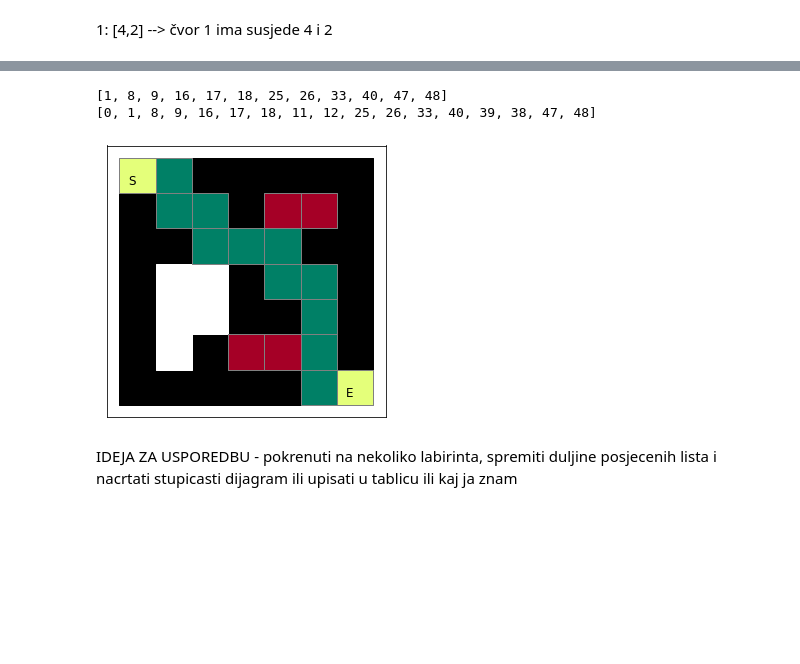
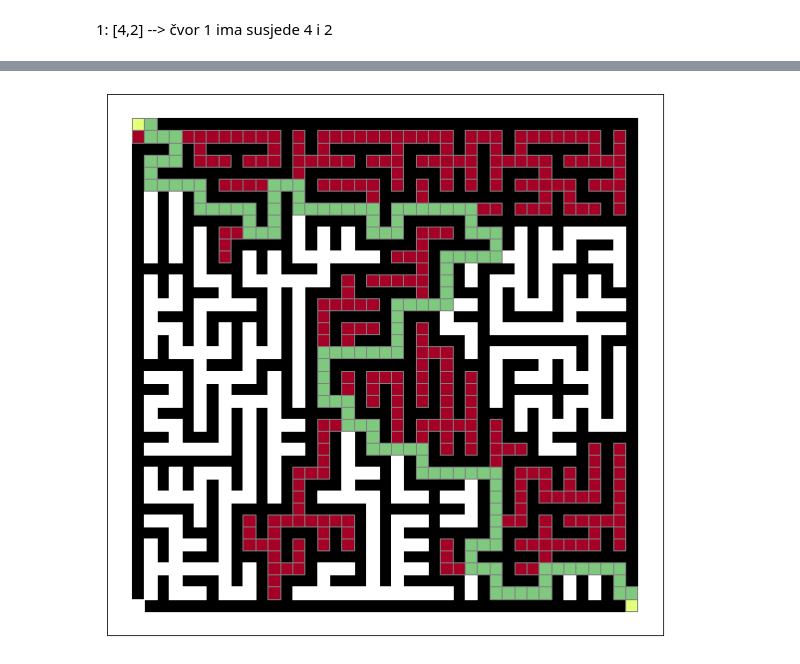
Before and after one commit to lornovak/MS-esej1, a Jupyter notebook: Esej 1..ipynb, the cells around one changed output, grey strips where cells are left out. Cells and saved outputs as stored; diff of their text form; code cells hidden in the pictures; blank space fills up the shorter version.

```diff
--- a/Esej 1..ipynb
+++ b/Esej 1..ipynb
@@ -235,7 +250,7 @@ graph1 = {'A': ['B','C','D','E', 'G'],
 Želimo čvorove pretraživati abecednim redom pa zato liste susjeda za svaki čvor moramo sortirati.
 # %%
 for node in graph1:
-    graph1[node].sort
+    graph1[node].sort()
 # %%
 G = nx.DiGraph()
 G.add_nodes_from(graph1.keys())
@@ -374,6 +397,6 @@ Popis čvorova koji su posjećeni tijekom traženja puta: ['A', 'B', 'C', 'D', '
 # %%
 colormap_d = dict()
-for node in graph1:
+for node in graph2:
     if (put_d):
         if node in put_d:
             colormap_d[node] = 'greenyellow'
@@ -607,0 +685,4 @@ draw(g,[],[])
+# %%
+lab41=read_from_txt("lab_41.txt")
+last41 = 41**2-1
+draw(lab41,[],[])
@@ -608,10 +691,11 @@ draw(g,[],[])
 # %%
-gr = convert_to_graph(g)
-for node in gr:
-    gr[node].sort
-pathb=[]
-visitedb=[]
-pathb, visitedb = BFS(gr, 0, 48)
-if(pathb):
-    draw(g,pathb,visitedb)
+graph41_b = convert_to_graph(lab41)
+if(graph41_b):
+    for node in graph41_b:
+        graph41_b[node].sort()
+    pathb=[]
+    visitedb=[]
+    pathb, visitedb = BFS(graph41_b, 0,last41)
+    if(pathb):
+        draw(lab41,pathb,visitedb)
 # %% [output]
@@ -619,15 +703,12 @@ if(pathb):
 # %%
-gr1=convert_to_graph(g)
-for node in gr1:
-    gr1[node].sort(reverse=True)
-pahtd=[]
-visitedd=[]
-pathd, visitedd = DFS (gr1,0,48)
-print(pathd)
-print(visitedd)
-if pathd:
-    draw(g,pathd,visitedd)
+graph41_d=convert_to_graph(lab41)
+if(graph41_d):
+    for node in graph41_d:
+        graph41_d[node].sort(reverse=True)
+    pahtd=[]
+    visitedd=[]
+    pathd, visitedd = DFS (graph41_d,0,last41)
+    if pathd:
+        draw(lab41,pathd,visitedd)
 # %% [output]
-[1, 8, 9, 16, 17, 18, 25, 26, 33, 40, 47, 48]
-[0, 1, 8, 9, 16, 17, 18, 11, 12, 25, 26, 33, 40, 39, 38, 47, 48]
-[figure, old version]
+[figure, new version]
@@ -636,2 +714,0 @@ bfs_br = len(visitedb)
-# %% [markdown]
-IDEJA ZA USPOREDBU - pokrenuti na nekoliko labirinta, spremiti duljine posjecenih lista i nacrtati stupicasti dijagram ili upisati u tablicu ili kaj ja znam
```
Also changed, not shown: parts of 58 cells of this notebook, 6 other files.
